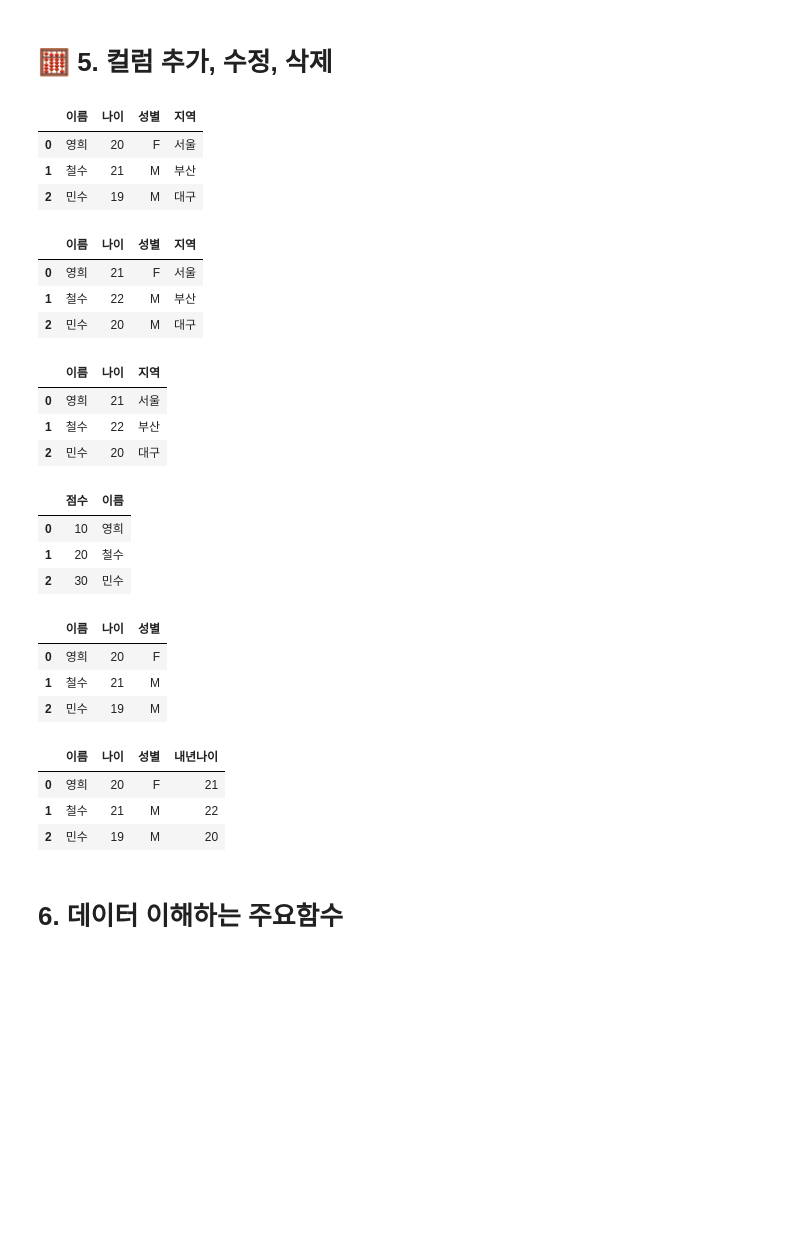
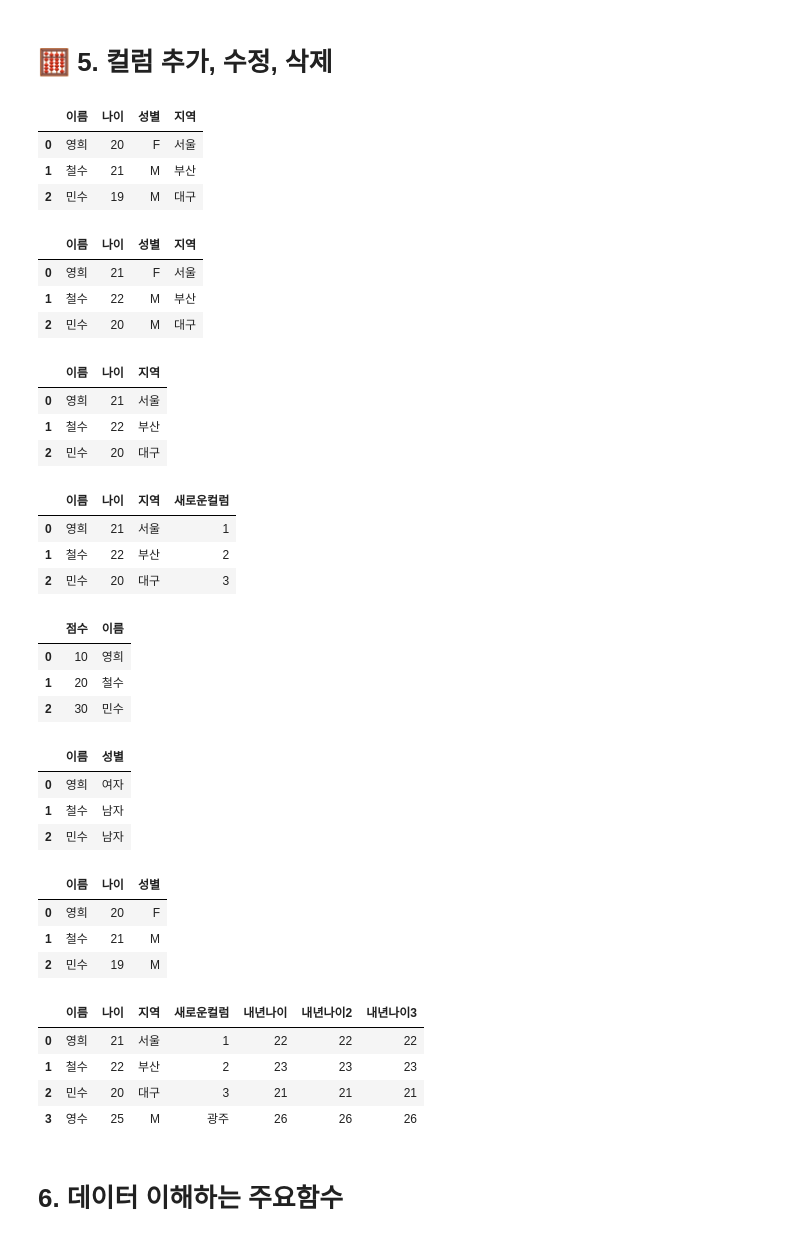
Before and after one commit to positivemultiplier/LG_DX_SCHOOL, a Jupyter notebook: 01_Foundation/python_lib/[보충실습자료]Pandas 개념 꽉 잡기(수정_공유용).ipynb, the cells around one changed output. Drawn from its saved outputs; the diff is of its cells as text; code cells hidden in the pictures; blank space fills up the shorter version.

```diff
--- a/01_Foundation/python_lib/[보충실습자료]Pandas 개념 꽉 잡기(수정_공유용).ipynb
+++ b/01_Foundation/python_lib/[보충실습자료]Pandas 개념 꽉 잡기(수정_공유용).ipynb
@@ -332,6 +394,14 @@ df["나이"] = df["나이"] + 1           # 컬럼 값 수정
 display(df)
 df = df.drop(columns=["성별"])        # 컬럼 삭제
 display(df)
+
+# 컬럼추가는? 컬럼 접근(없는 이름이긴 함..) 대입
+# 행추가는 ?? 행 접근(없는 이름이긴 함..) 대입
+# 열추가
+df["새로운컬럼"] = [1, 2, 3]  #
+display(df)
+# 행추가
+df.loc[3] = ["영수", 25, "M", "광주"]
 # %% [output]
 |  | 이름 | 나이 | 성별 | 지역 |
 | 0 | 영희 | 20 | F | 서울 |
@@ -345,6 +415,10 @@ display(df)
 | 0 | 영희 | 21 | 서울 |
 | 1 | 철수 | 22 | 부산 |
 | 2 | 민수 | 20 | 대구 |
+|  | 이름 | 나이 | 지역 | 새로운컬럼 |
+| 0 | 영희 | 21 | 서울 | 1 |
+| 1 | 철수 | 22 | 부산 | 2 |
+| 2 | 민수 | 20 | 대구 | 3 |
 # %%
 df2
 # %% [output]
@@ -355,10 +429,20 @@ df2
 # %%
 # 🎈 연습 - df2 데이터에 컬럼 추가, 수정, 삭제하기
 ## 1. 성별 컬럼명으로 ["여자", "남자", "남자"] 추가하기
-
+df2["성별"] = ["여자", "남자", "남자"]
+df2
 ## 2. 영희의 나이를 30살로 수정하기
-
+df2.loc[0,"점수"] = 30
+df2
 ## 3. 점수 컬럼을 삭제한다면?
+### drop() 제거해라.
+df2_drop_score = df2.drop("점수", axis=1)
+df2
+# %% [output]
+|  | 이름 | 성별 |
+| 0 | 영희 | 여자 |
+| 1 | 철수 | 남자 |
+| 2 | 민수 | 남자 |
 # %%
 # assign 함수 (추가로 알아보기)
 # -새로운 컬럼을 추가하거나
@@ -372,13 +456,20 @@ df
 | 1 | 철수 | 21 | M |
 | 2 | 민수 | 19 | M |
 # %%
-df = df.assign(내년나이 = df["나이"] + 1)
+df = df.assign(내년나이 = df["나이"] + 1,
+               내년나이2 = df["나이"] + 1,
+               내년나이3 = df["나이"] + 1)
 df
+
+# 컬럼 내맘대로 지정할 수 있다.
+# 코드를 리뷰할 때 더 명확하게 인지가 가능
+# assign
 # %% [output]
-|  | 이름 | 나이 | 성별 | 내년나이 |
-| 0 | 영희 | 20 | F | 21 |
-| 1 | 철수 | 21 | M | 22 |
-| 2 | 민수 | 19 | M | 20 |
+|  | 이름 | 나이 | 지역 | 새로운컬럼 | 내년나이 | 내년나이2 | 내년나이3 |
+| 0 | 영희 | 21 | 서울 | 1 | 22 | 22 | 22 |
+| 1 | 철수 | 22 | 부산 | 2 | 23 | 23 | 23 |
+| 2 | 민수 | 20 | 대구 | 3 | 21 | 21 | 21 |
+| 3 | 영수 | 25 | M | 광주 | 26 | 26 | 26 |
 # %%
 # 연습 - 현재 나이를 기준으로 '5년후나이' 컬럼 추가하기
 # %% [markdown]
```
Also changed, not shown: parts of 20 cells of this notebook, 13 other files.
